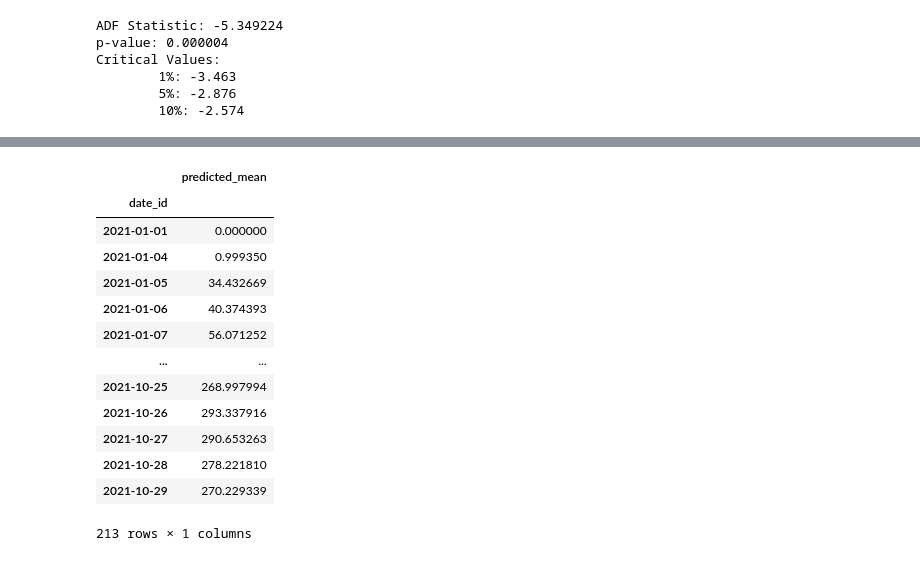
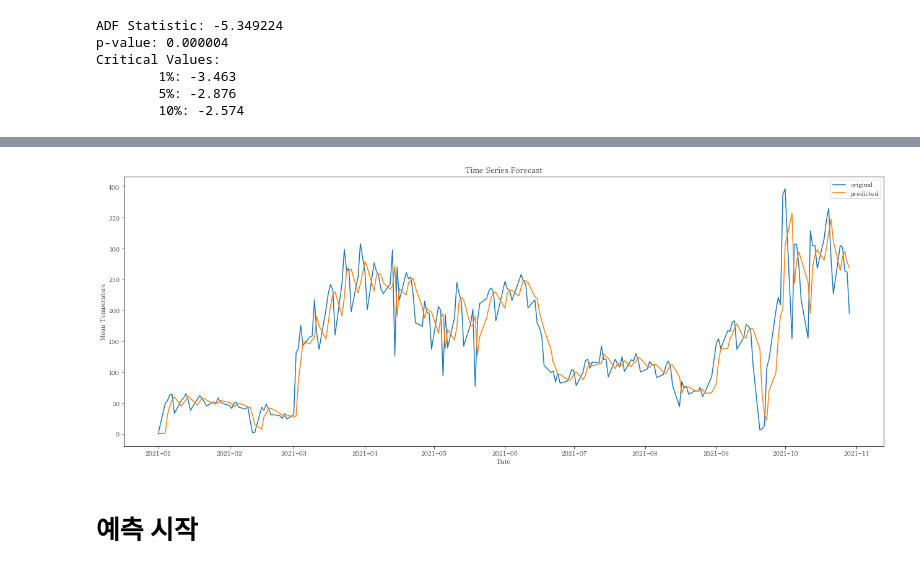
Before and after one commit to Cycrypto/Python-Sandol-analsys, a Jupyter notebook: anal_user.ipynb, the cells around one changed output, grey strips where cells are left out. Cells and saved outputs as stored; diff of their text form; code cells hidden in the pictures.

```diff
--- a/anal_user.ipynb
+++ b/anal_user.ipynb
@@ -182,12 +248,9 @@ from statsmodels.tsa.arima.model import ARIMA
 from pandas import datetime
 
 # fit model
-model = ARIMA(ts, order=(2,1,2))
+model = ARIMA(ts, order=(0, 1, 1))
 model_fit = model.fit()
-forecast = model_fit.predict(type='levels')
-plt.figure(figsize=(20,8))
-plt.xlabel("Date")
-plt.ylabel("Users")
-plt.plot(ts, label = "original")
-plt.plot(forecast, label="predicted")
-plt.legend()
+
+start_index = datetime(2021, 1, 1)
+end_index = datetime(2021, 10, 29)
+forecast = model_fit.predict(start=start_index, end=end_index, typ='levels')
@@ -197,17 +257,13 @@ plt.legend()
-# %%
-pd.DataFrame(forecast)  # 여기까지 과거 데이터 모델에 fitting
-# %% [output]
-|  | predicted_mean |
-| date_id |  |
-| 2021-01-01 | 0.000000 |
-| 2021-01-04 | 0.999350 |
-| 2021-01-05 | 34.432669 |
-| 2021-01-06 | 40.374393 |
-| 2021-01-07 | 56.071252 |
-| ... | ... |
-| 2021-10-25 | 268.997994 |
-| 2021-10-26 | 293.337916 |
-| 2021-10-27 | 290.653263 |
-| 2021-10-28 | 278.221810 |
-| 2021-10-29 | 270.229339 |
-213 rows × 1 columns
+# %%
+plt.figure(figsize=(22,8))
+plt.plot(users['date_id'], users['활성사용자수'],label = "original")
+plt.plot(forecast,label = "predicted")
+plt.title("Time Series Forecast")
+plt.xlabel("Date")
+plt.ylabel("Mean Temperature")
+plt.legend()
+plt.show()
+# %% [output]
+[figure, added]
+# %% [markdown]
+# 예측 시작
```
Also changed, not shown: parts of 17 cells of this notebook, 1 other file.
